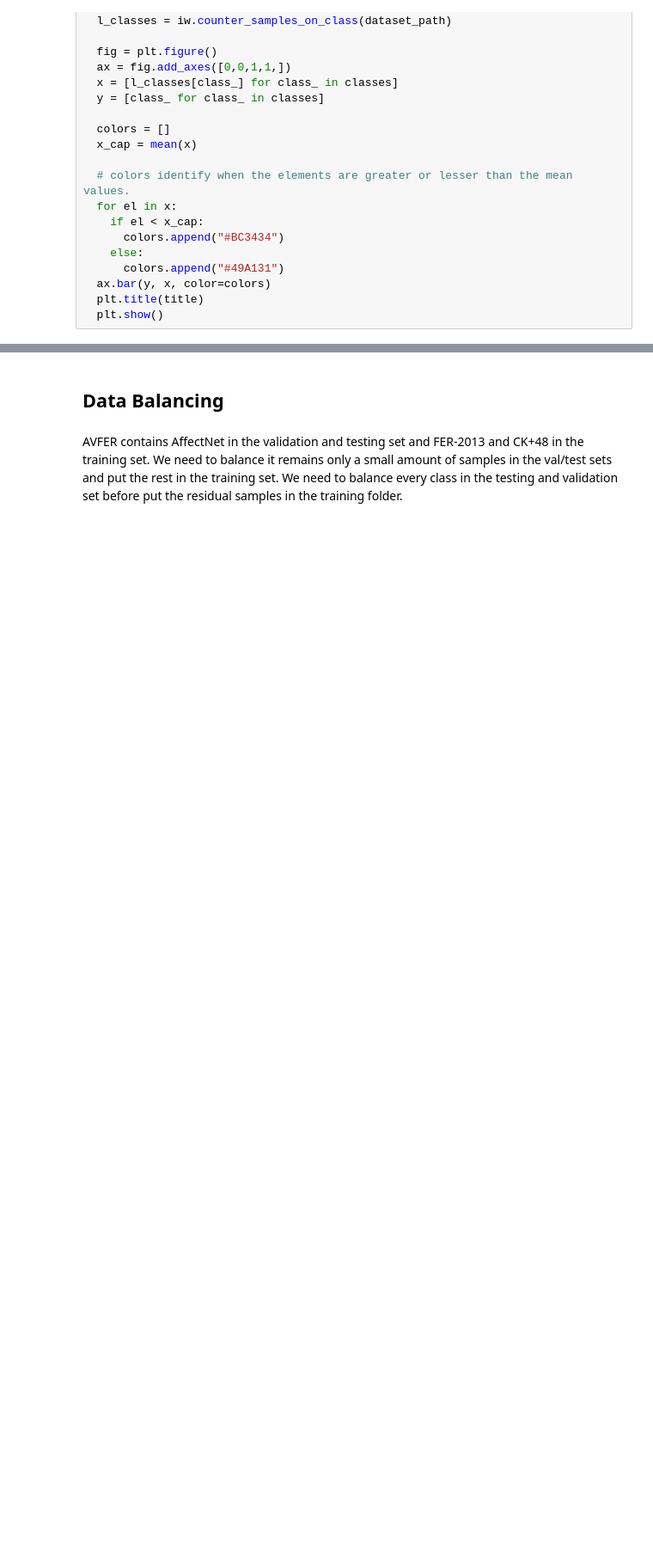
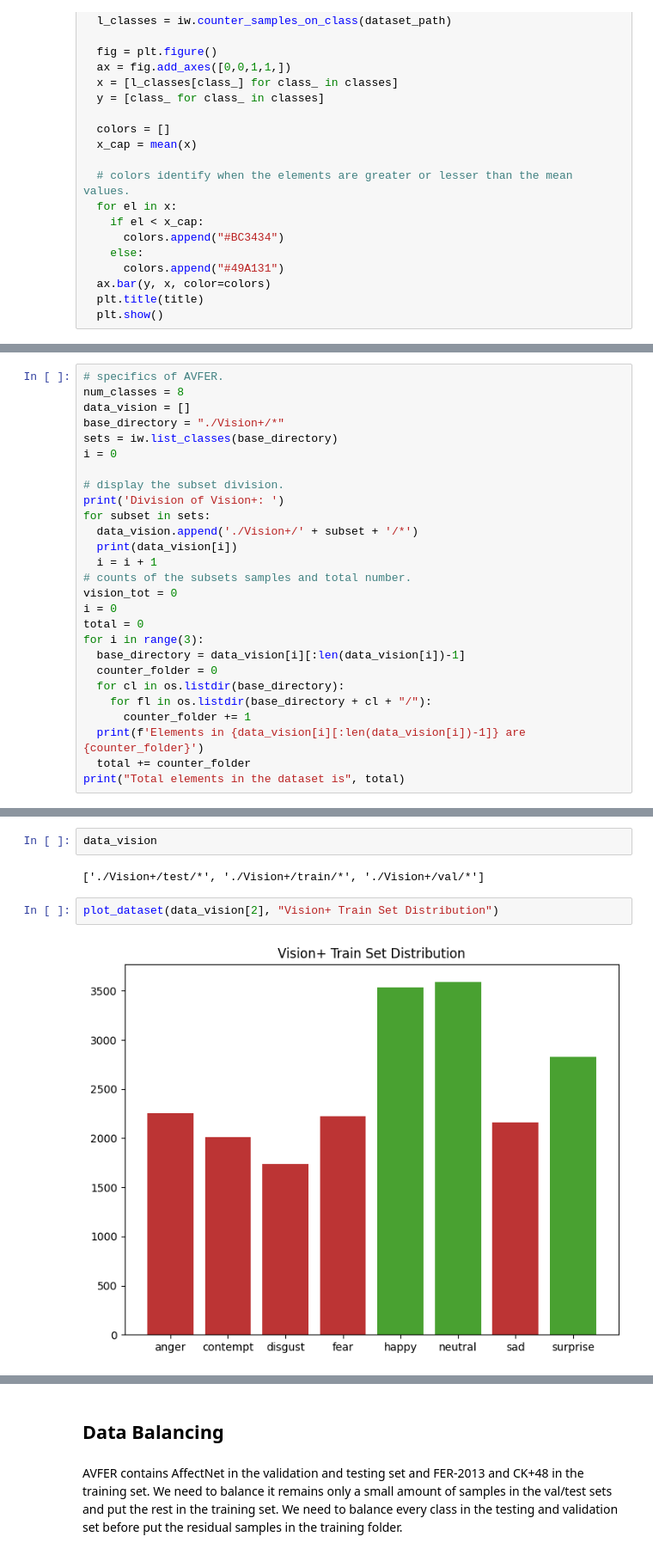
Before and after one commit to AhmadBeigRezaei/VisionGuard-CV, a Jupyter notebook: Notebooks/Preprocessing.ipynb, the cells around one changed output, grey strips where cells are left out. Shown at 86% size. Cells and saved outputs as stored; diff of their text form; blank space fills up the shorter version.

Commit message:
Modifications in Preprocessing.ipynb and Dataset preparation for model training

```diff
--- a/Notebooks/Preprocessing.ipynb
+++ b/Notebooks/Preprocessing.ipynb
@@ -219,0 +214,27 @@ def plot_dataset(dataset_path, title=""):
+# %%
+# specifics of AVFER.
+num_classes = 8
+data_vision = []
+base_directory = "./Vision+/*"
+sets = iw.list_classes(base_directory)
+i = 0
+
+# display the subset division.
+print('Division of Vision+: ')
+for subset in sets:
+  data_vision.append('./Vision+/' + subset + '/*')
+  print(data_vision[i])
+  i = i + 1
+# counts of the subsets samples and total number.
+vision_tot = 0
+i = 0
+total = 0
+for i in range(3):
+  base_directory = data_vision[i][:len(data_vision[i])-1]
+  counter_folder = 0
+  for cl in os.listdir(base_directory):
+    for fl in os.listdir(base_directory + cl + "/"):
+      counter_folder += 1
+  print(f'Elements in {data_vision[i][:len(data_vision[i])-1]} are {counter_folder}')
+  total += counter_folder
+print("Total elements in the dataset is", total)
@@ -219,0 +250,8 @@ def plot_dataset(dataset_path, title=""):
+# %%
+data_vision
+# %% [output]
+['./Vision+/test/*', './Vision+/train/*', './Vision+/val/*']
+# %%
+plot_dataset(data_vision[2], "Vision+ Train Set Distribution")
+# %% [output]
+[figure, added]
```
Also changed, not shown: parts of 77 cells of this notebook, 2 other files.
